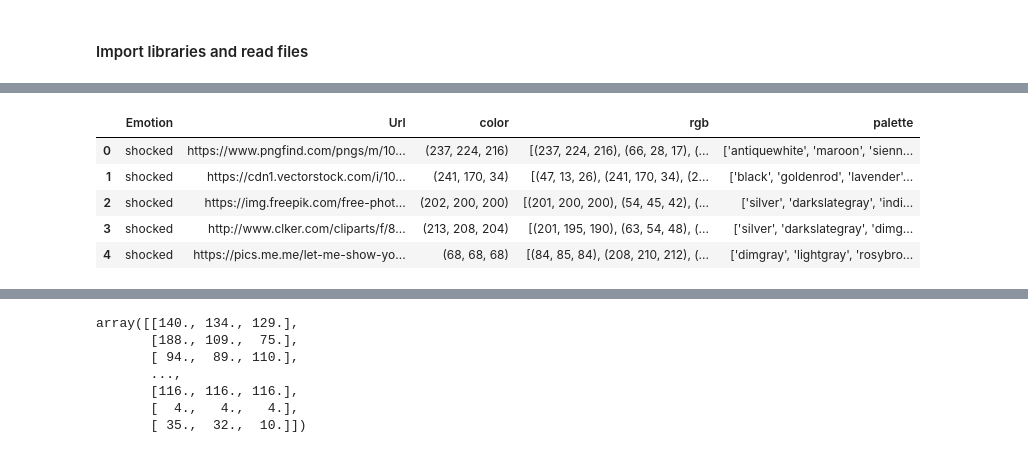
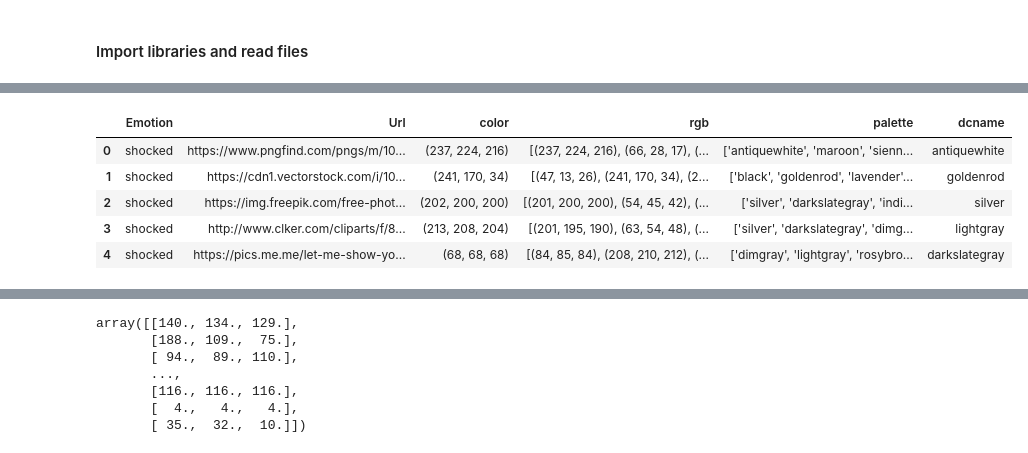
Before and after one commit to Rawanalmobarak/-Emotions-Evoked-from-Colors-of-Paintings-Art-Emotions, a Jupyter notebook: code/Random_Forest.ipynb, the cells around one changed output, grey strips where cells are left out. Saved outputs shown, nothing was run; the diff lists cells and outputs as text; code cells hidden in the pictures.

```diff
--- a/code/Random_Forest.ipynb
+++ b/code/Random_Forest.ipynb
@@ -25,10 +32,10 @@ from sklearn.metrics import classification_report
 # %%
-df = pd.read_csv("data/emotion_data_updated.csv")
+df = pd.read_csv("/workspaces/Artist_Emotions-1/data/full_emotion.csv")
 df.head()
 # %% [output]
-|  | Emotion | Url | color | rgb | palette |
-| 0 | shocked | https://www.pngfind.com/pngs/m/10... | (237, 224, 216) | [(237, 224, 216), (66, 28, 17), (... | ['antiquewhite', 'maroon', 'sienn... |
-| 1 | shocked | https://cdn1.vectorstock.com/i/10... | (241, 170, 34) | [(47, 13, 26), (241, 170, 34), (2... | ['black', 'goldenrod', 'lavender'... |
-| 2 | shocked | https://img.freepik.com/free-phot... | (202, 200, 200) | [(201, 200, 200), (54, 45, 42), (... | ['silver', 'darkslategray', 'indi... |
-| 3 | shocked | http://www.clker.com/cliparts/f/8... | (213, 208, 204) | [(201, 195, 190), (63, 54, 48), (... | ['silver', 'darkslategray', 'dimg... |
-| 4 | shocked | https://pics.me.me/let-me-show-yo... | (68, 68, 68) | [(84, 85, 84), (208, 210, 212), (... | ['dimgray', 'lightgray', 'rosybro... |
+|  | Emotion | Url | color | rgb | palette | dcname |
+| 0 | shocked | https://www.pngfind.com/pngs/m/10... | (237, 224, 216) | [(237, 224, 216), (66, 28, 17), (... | ['antiquewhite', 'maroon', 'sienn... | antiquewhite |
+| 1 | shocked | https://cdn1.vectorstock.com/i/10... | (241, 170, 34) | [(47, 13, 26), (241, 170, 34), (2... | ['black', 'goldenrod', 'lavender'... | goldenrod |
+| 2 | shocked | https://img.freepik.com/free-phot... | (202, 200, 200) | [(201, 200, 200), (54, 45, 42), (... | ['silver', 'darkslategray', 'indi... | silver |
+| 3 | shocked | http://www.clker.com/cliparts/f/8... | (213, 208, 204) | [(201, 195, 190), (63, 54, 48), (... | ['silver', 'darkslategray', 'dimg... | lightgray |
+| 4 | shocked | https://pics.me.me/let-me-show-yo... | (68, 68, 68) | [(84, 85, 84), (208, 210, 212), (... | ['dimgray', 'lightgray', 'rosybro... | darkslategray |
```
Also changed, not shown: parts of 28 cells of this notebook, 13 other files.
